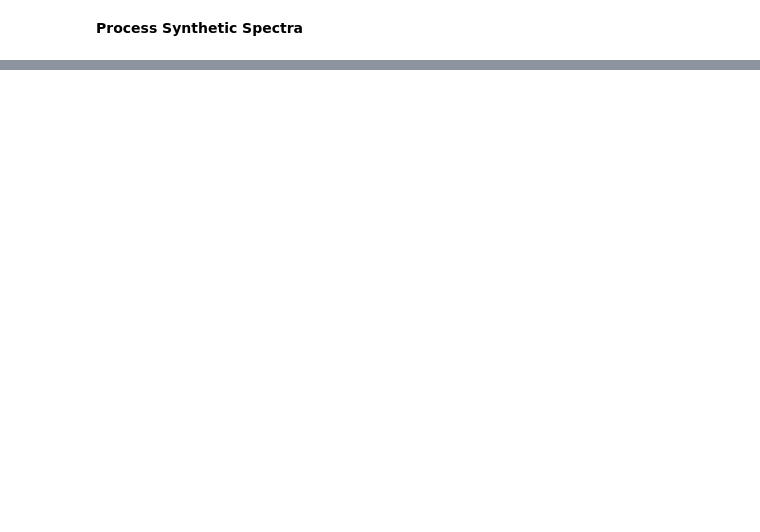
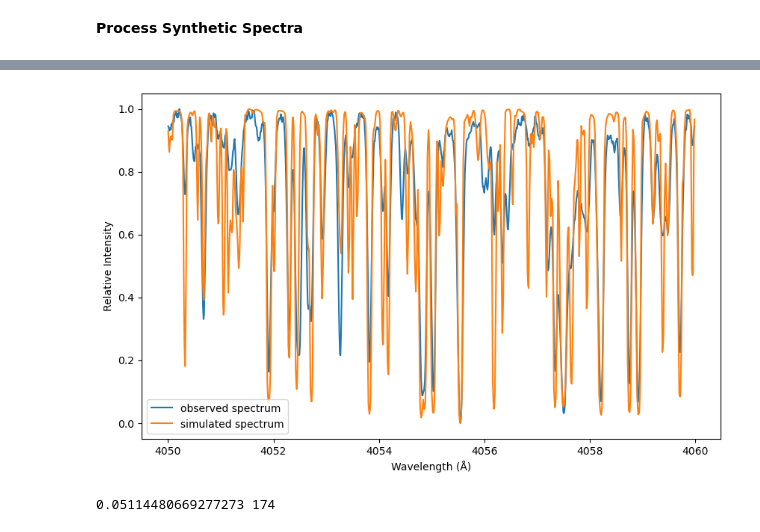
Before and after one commit to rodribro/Computational_Astronomy, a Jupyter notebook: classes/08_stelar_params.ipynb, the cells around one changed output, grey strips where cells are left out. Drawn from its saved outputs; the diff is of its cells as text; code cells hidden in the pictures; blank space fills up the shorter version.

Commit message:
Best simulated spectrum

```diff
--- a/classes/08_stelar_params.ipynb
+++ b/classes/08_stelar_params.ipynb
@@ -762,2 +709,2 @@ array([6.2533189119257e-05, 1.6121988932354054e-05, 0.000388391410807166,
 # %%
-wv_synth, flux_synth, normalyzed_synth = get_synth_intensity_wavelength(path+'/'+dir_list[94])
+wv_synth, flux_synth, normalyzed_synth = get_synth_intensity_wavelength(path+'/'+dir_list[159])
@@ -808,0 +715,19 @@ plt.plot(wv_1, flux_1)
+# %%
+from scipy.interpolate import interp1d
+
+# Assuming wv_1 and flux_1 represent the observed data
+# Assuming wv_synth and flux_synth represent the synthetic data
+
+# Step 1: Create an interpolation function for synthetic data
+synth_interp = interp1d(wv_synth, flux_synth, kind='linear', bounds_error=False, fill_value="extrapolate")
+
+# Step 2: Resample synthetic flux at the wavelength points of observed data
+resampled_flux_synth = synth_interp(wv_1)
+
+# Now wv_1 and resampled_flux_synth have the same length
+# %%
+normalized_resampled_flux = (resampled_flux_synth - resampled_flux_synth.min()) / (resampled_flux_synth.max() - resampled_flux_synth.min())
+# %%
+plot_spectra(4050, 4060, flux_1, normalized_resampled_flux, wv_1, 'observed spectrum', 'simulated spectrum')
+# %% [output]
+[figure, added]
@@ -808,0 +747,10 @@ plt.plot(wv_1, flux_1)
+# %%
+min_2 = 1000
+min_idx_2 = -1
+for i, elem in enumerate(vals_2):
+   if (elem < min): #and elem != 0.0 and elem > 0.09)
+      min_2 = elem
+      min_idx_2 = i
+print(min_2, min_idx_2)
+# %% [output]
+0.05114480669277273 174
```
Also changed, not shown: parts of 33 cells of this notebook.
